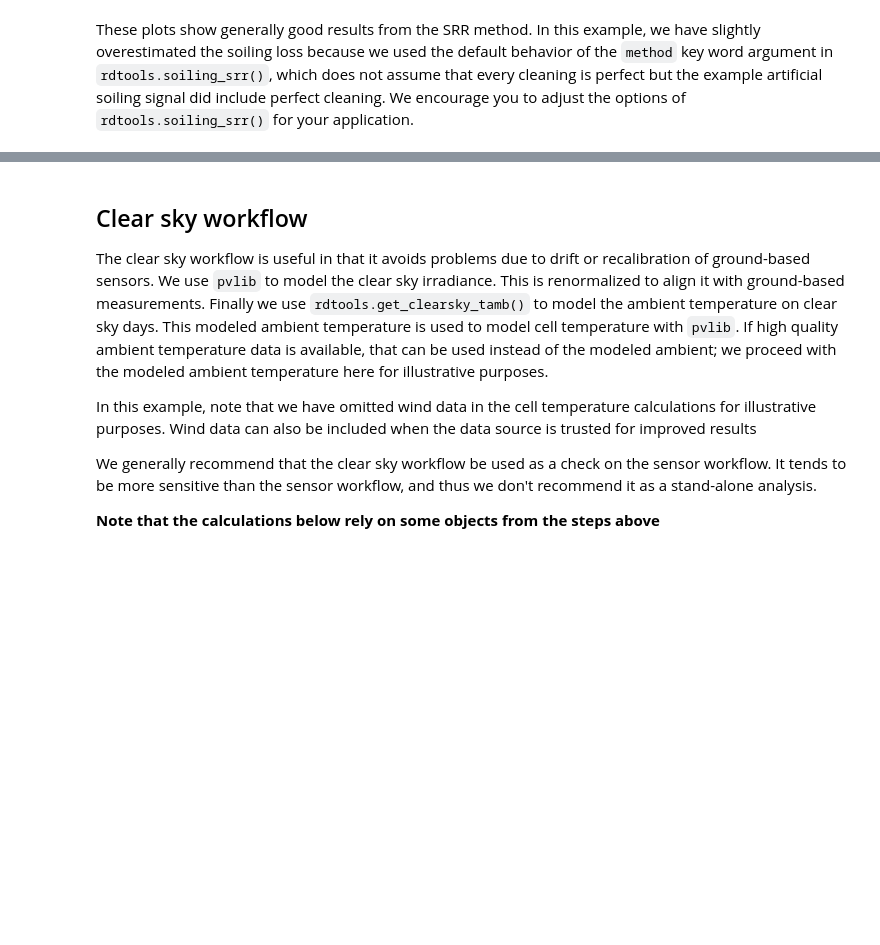
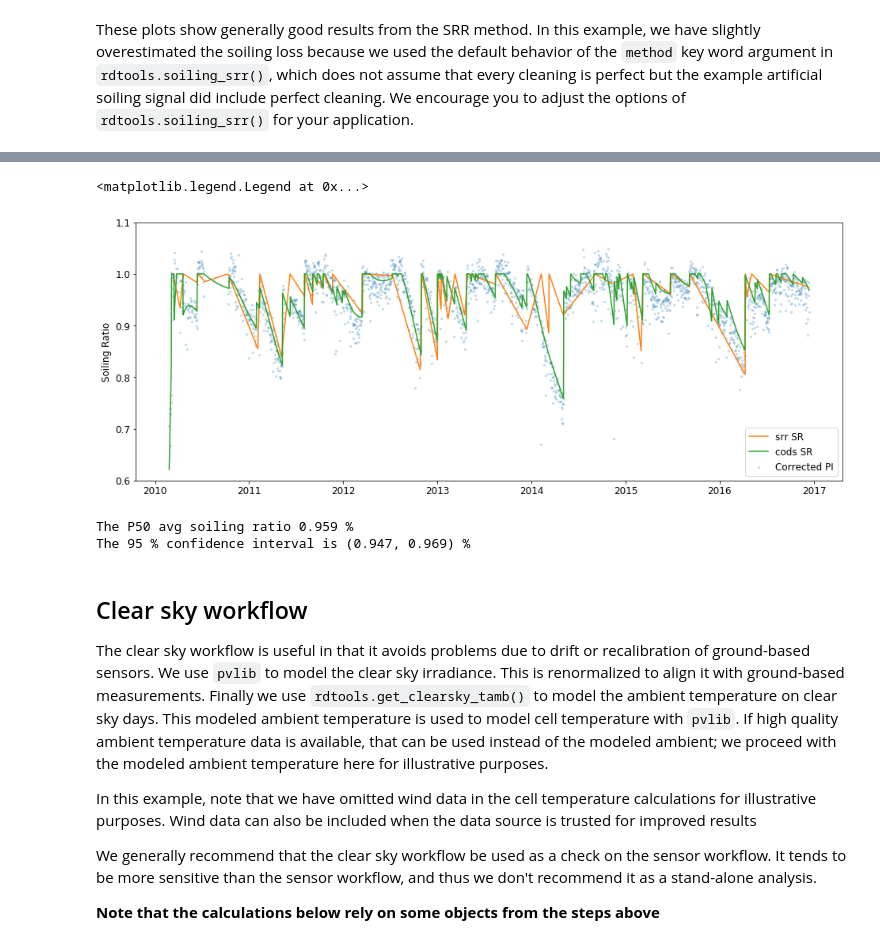
Before and after one commit to NREL/rdtools, a Jupyter notebook: docs/degradation_and_soiling_example_pvdaq_4.ipynb, the cells around one changed output, grey strips where cells are left out. Saved outputs shown, nothing was run; the diff lists cells and outputs as text; code cells hidden in the pictures; blank space fills up the shorter version.

```diff
--- a/docs/degradation_and_soiling_example_pvdaq_4.ipynb
+++ b/docs/degradation_and_soiling_example_pvdaq_4.ipynb
@@ -258,3 +334,30 @@ These plots show generally good results from the SRR method. In this example, we
+# %%
+cods_soiling_ratio = result_df.soiling_ratio
+srr_soiling_ratio = soiling_info['soiling_ratio_perfect_clean']
+
+corrected_daily = (soiled_daily_filtered
+                  / cods_instance.residual_shift)
+                  #/ result_df.seasonal_component
+                  #/ result_df.degradation_trend)
+
+plt.figure(figsize=(16,6))
+plt.scatter(corrected_daily.index, corrected_daily, 5, alpha=.2, label='Corrected PI')
+plt.plot(srr_soiling_ratio.index, srr_soiling_ratio, color='C1', label='srr SR')
+plt.plot(cods_soiling_ratio.index, cods_soiling_ratio, color='C2', label='cods SR')
+plt.ylabel('Soiling Ratio')
+plt.ylim(.6, 1.1)
+plt.legend()
+# %% [output]
+<matplotlib.legend.Legend at 0x...>
+[figure, added]
+# %%
+# Soiling loss (SL) is the percentage energy loss caused by soiling, i.e. SR = 1 - SL / 100
+cods_avg_soiling_ratio = 1 - np.array(cods_instance.soiling_loss) / 100
+print('The P50 avg soiling ratio {:.3f} %'.format(cods_avg_soiling_ratio[0]))
+print('The 95 % confidence interval is ({:.3f}, {:.3f}) %'.format(cods_avg_soiling_ratio[2], cods_avg_soiling_ratio[1]))
+# %% [output]
+The P50 avg soiling ratio 0.959 %
+The 95 % confidence interval is (0.947, 0.969) %
 # %% [markdown]
 ## Clear sky workflow
 The clear sky workflow is useful in that it avoids problems due to drift or recalibration of ground-based sensors. We use `pvlib` to model the clear sky irradiance. This is renormalized to align it with ground-based measurements. Finally we use `rdtools.get_clearsky_tamb()` to model the ambient temperature on clear sky days. This modeled ambient temperature is used to model cell temperature with `pvlib`. If high quality ambient temperature data is available, that can be used instead of the modeled ambient; we proceed with the modeled ambient temperature here for illustrative purposes.
```
Also changed, not shown: parts of 12 cells of this notebook.
